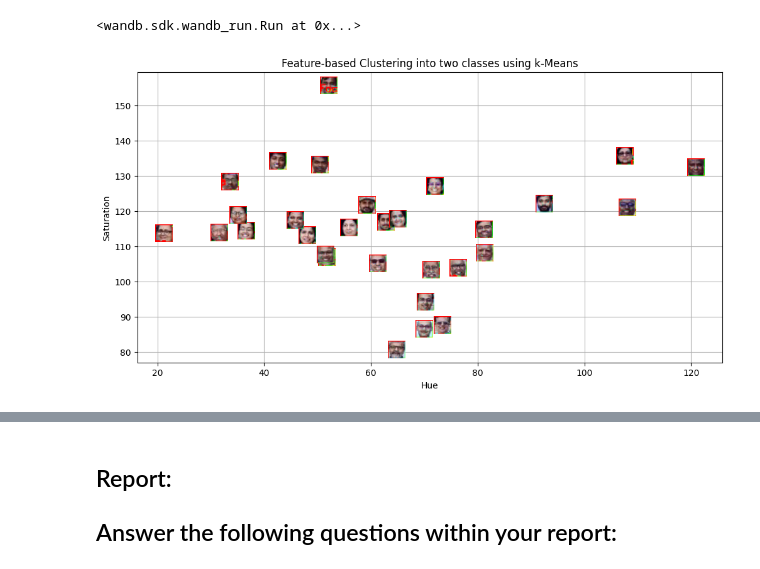
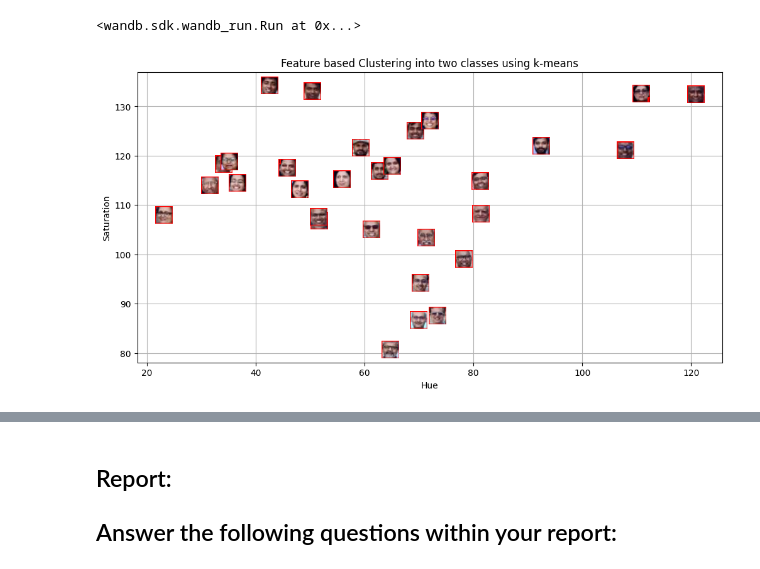
Before and after one commit to Sanskar7388/distance_classification, a Jupyter notebook: sanskar_lab-5.ipynb, the cells around one changed output, grey strips where cells are left out. Drawn from its saved outputs; the diff is of its cells as text; code cells hidden in the pictures.

```diff
--- a/sanskar_lab-5.ipynb
+++ b/sanskar_lab-5.ipynb
@@ -24,76 +24,74 @@ wandb: WARNING Calling wandb.login() after wandb.init() has no effect.
 <wandb.sdk.wandb_run.Run at 0x...>
 # %%
 ## Reading the image plaksha_Faculty.jpg
-
+img = cv2.imread('Plaksha_Faculty.jpg')
 
 ## Convert the image to grayscale
 
-
+gray_img = cv2.cvtColor(img, cv2.COLOR_BGR2GRAY)
 # Loading the required haar-cascade xml classifier file
-face_cascade = cv2.CascadeClassifier(__________________________________)
+face_cascade = cv2.CascadeClassifier(cv2.data.haarcascades + "haarcascade_frontalface_default.xml")
 
 # Applying the face detection method on the grayscale image.
 ## Change the parameters for better detection of faces in your case.
 faces_rect = face_cascade.detectMultiScale(gray_img, 1.05, 4, minSize=(25,25), maxSize=(50,50))
 
 # Define the text and font parameters
-text = ____________ ## The text you want to write
-font = _________________________________  ## Font type
-font_scale = _________  ## Font scale factor
-font_color = _____________  ## Text color in BGR format (here, it's red)
-font_thickness = ________  ## Thickness of the text
+text = "Total number of faces detected are: {}".format(len(faces_rect))
+font = cv2.FONT_HERSHEY_COMPLEX
+font_scale = 1.5
+font_color = (0, 0, 255)  # Red color in BGR format
+font_thickness = 2
 
 
 # Iterating through rectangles of detected faces
 for (x, y, w, h) in faces_rect:
     cv2.rectangle(img, (x, y), (x+w, y+h), (0, 0, 255), 2)
     # Use cv2.putText to add the text to the image, Use text, font, font_scale, font_color, font_thickness here
-    cv2.putText(____________________________________________________________________)
+    cv2.putText(img, text, (50, 50), font, font_scale, font_color, font_thickness)
 
 ## Display the image and window title should be "Total number of face detected are #"
-cv2.imshow(__________________________________________________________)
+cv2.imshow("Total number of face detected are {}".format(len(faces_rect)), img)
 cv2.waitKey(0)
 cv2.destroyAllWindows()
 # %%
-
 from matplotlib.offsetbox import OffsetImage, AnnotationBbox
 # Extract face region features (Hue and Saturation)
-img_hsv = cv2.cvtColor(_________________________) ## call the img and convert it from BGR to HSV and store in img_hsv
+img_hsv = cv2.cvtColor(img, cv2.COLOR_BGR2HSV)
 hue_saturation = []
 face_images = []  # To store detected face images
 
 for (x, y, w, h) in faces_rect:
     face = img_hsv[y:y + h, x:x + w]
     hue = np.mean(face[:, :, 0])
     saturation = np.mean(face[:, :, 1])
     hue_saturation.append((hue, saturation))
     face_images.append(face)
 
 hue_saturation = np.array(hue_saturation)
 
-## Perform k-Means clustering on hue_saturation and store in kmeans
-kmeans = ___________________________________________________
-#centroids = kmeans.cluster_centers_
-#labels = kmeans.labels_
+# Perform k-Means clustering on hue_saturation and store in kmeans
+kmeans = KMeans(n_clusters=2, random_state=0).fit(hue_saturation)
+# centroids = kmeans.cluster_centers_
+# labels = kmeans.labels_
 
 # Create a figure and axis
 fig, ax = plt.subplots(figsize=(12, 6))
 
 # Plot the clustered faces with custom markers
-for i, (x,y,w,h ) in enumerate(faces_rect):
-    im = OffsetImage(cv2.cvtColor(cv2.resize(face_images[i], (20, 20)), cv2.COLOR_HSV2RGB))
+for i, (x, y, w, h) in enumerate(faces_rect):
+    im = OffsetImage(cv2.cvtColor(cv2.resize(img[y:y+h, x:x+w], (20, 20)), cv2.COLOR_BGR2RGB))
     ab = AnnotationBbox(im, (hue_saturation[i, 0], hue_saturation[i, 1]), frameon=False, pad=0)
     ax.add_artist(ab)
     plt.plot(hue_saturation[i, 0], hue_saturation[i, 1])
 
-
-## Put x label
-## Put y label
-## Put title
-## Put grid
-## show the plot
+plt.xlabel('Hue')
+plt.ylabel('Saturation')
+plt.title('Feature based Clustering into two classes using k-means')
+plt.grid(True)
+plt.show()
 # %% [output]
-[figure, old version]
+[figure, new version]
 # %%
 # Create an empty list to store legend labels
 legend_labels = []
```
Also changed, not shown: parts of 4 cells of this notebook.
